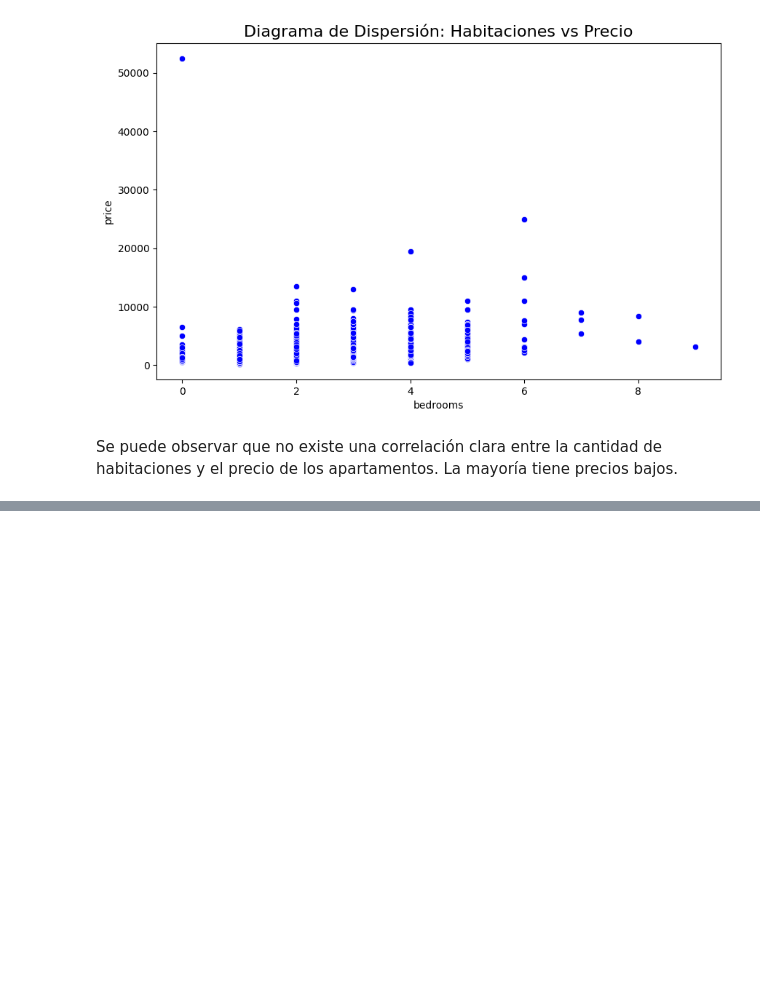
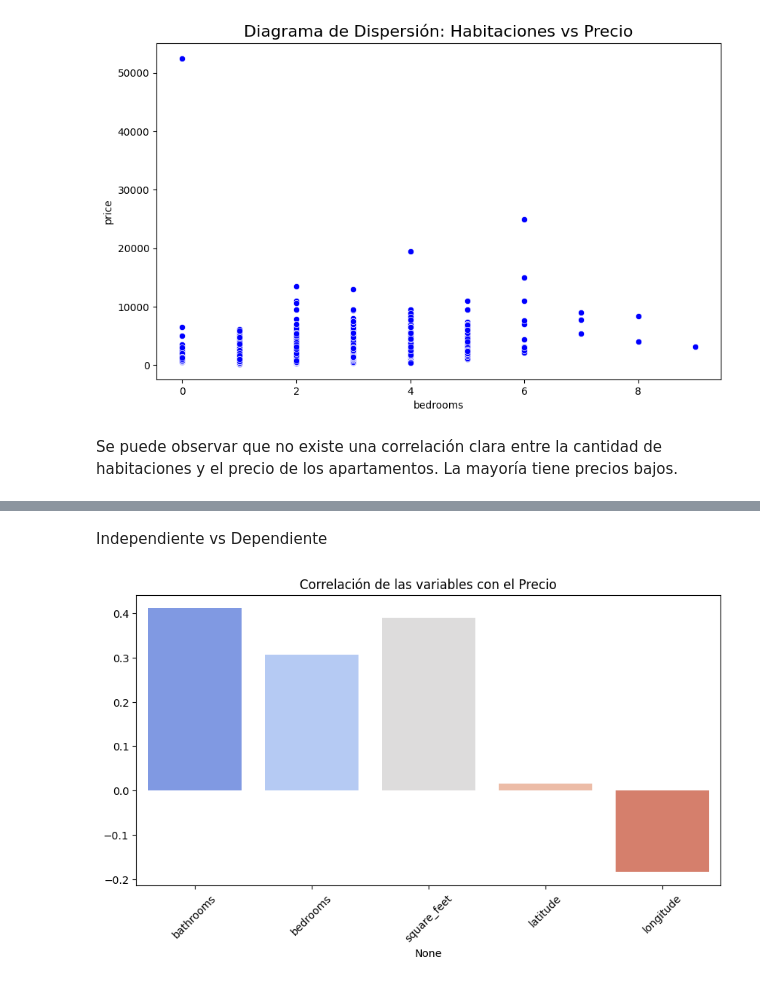
Before and after one commit to WilliamBayona/Proyecto-2, a Jupyter notebook: Exploración/Exploración.ipynb, the cells around one changed output, grey strips where cells are left out. Drawn from its saved outputs; the diff is of its cells as text; code cells hidden in the pictures; blank space fills up the shorter version.

```diff
--- a/Exploración/Exploración.ipynb
+++ b/Exploración/Exploración.ipynb
@@ -193,0 +258,32 @@ plt.show()
+# %% [markdown]
+Independiente vs Dependiente
+# %%
+import pandas as pd
+import seaborn as sns
+import matplotlib.pyplot as plt
+
+# Seleccionar variables numéricas relevantes
+numerical_vars = ["bathrooms", "bedrooms", "price", "square_feet", "latitude", "longitude"]
+
+# Calcular la matriz de correlación
+correlation_matrix = df[numerical_vars].corr()
+
+# Calcular la correlación de todas las variables con "price"
+price_correlation = correlation_matrix["price"].drop("price")  # Excluye la correlación de price consigo mismo
+
+# Configurar el tamaño del gráfico de barras
+plt.figure(figsize=(10, 5))
+
+# Crear gráfico de barras con la corrección de la advertencia
+sns.barplot(x=price_correlation.index, y=price_correlation.values, hue=price_correlation.index, palette="coolwarm", legend=False)
+
+# Girar etiquetas del eje x para mejor visualización
+plt.xticks(rotation=45)
+
+# Agregar título
+plt.title("Correlación de las variables con el Precio")
+
+# Mostrar el gráfico
+plt.show()
+# %% [output]
+[figure, added]
```
Also changed, not shown: parts of 12 cells of this notebook.
